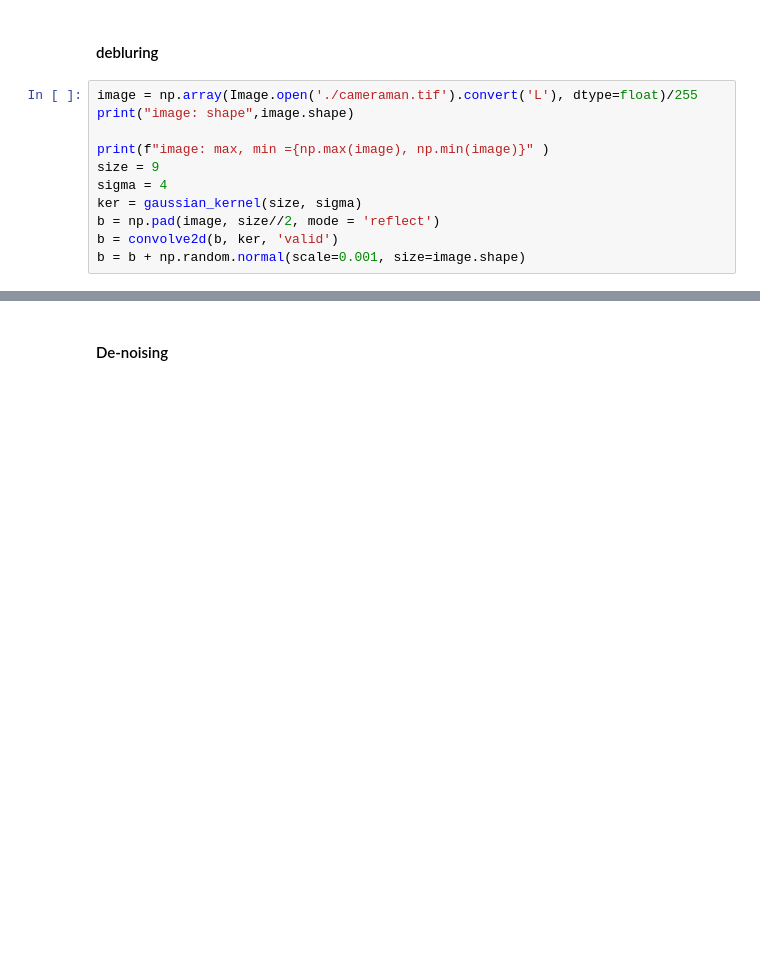
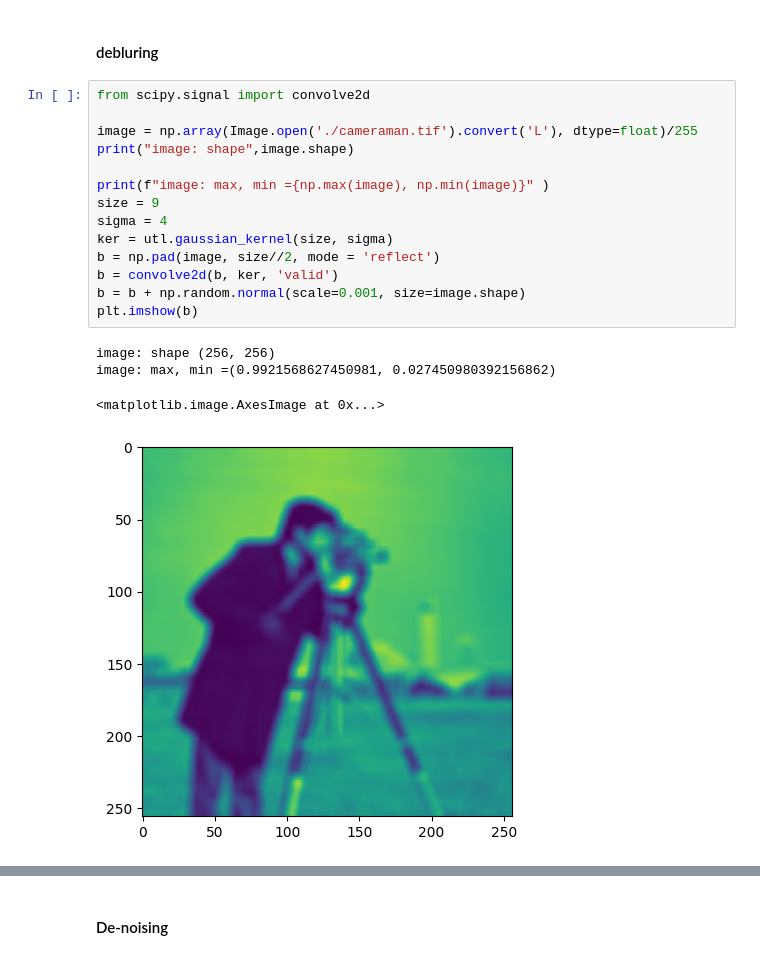
Before and after one commit to adityabanerjee13/ACO-project, a Jupyter notebook: Example.ipynb, the cells around one changed output, grey strips where cells are left out. Cells and saved outputs as stored; diff of their text form; blank space fills up the shorter version.

```diff
--- a/Example.ipynb
+++ b/Example.ipynb
@@ -460,14 +196,22 @@ plt.show
 # %% [markdown]
 #### debluring
 # %%
+from scipy.signal import convolve2d
+
 image = np.array(Image.open('./cameraman.tif').convert('L'), dtype=float)/255
 print("image: shape",image.shape)
 
 print(f"image: max, min ={np.max(image), np.min(image)}" )
 size = 9
 sigma = 4
-ker = gaussian_kernel(size, sigma)
+ker = utl.gaussian_kernel(size, sigma)
 b = np.pad(image, size//2, mode = 'reflect')
 b = convolve2d(b, ker, 'valid')
 b = b + np.random.normal(scale=0.001, size=image.shape)
+plt.imshow(b)
+# %% [output]
+image: shape (256, 256)
+image: max, min =(0.9921568627450981, 0.027450980392156862)
+<matplotlib.image.AxesImage at 0x...>
+[figure, added]
 # %%
```
Also changed, not shown: parts of 26 cells of this notebook.
